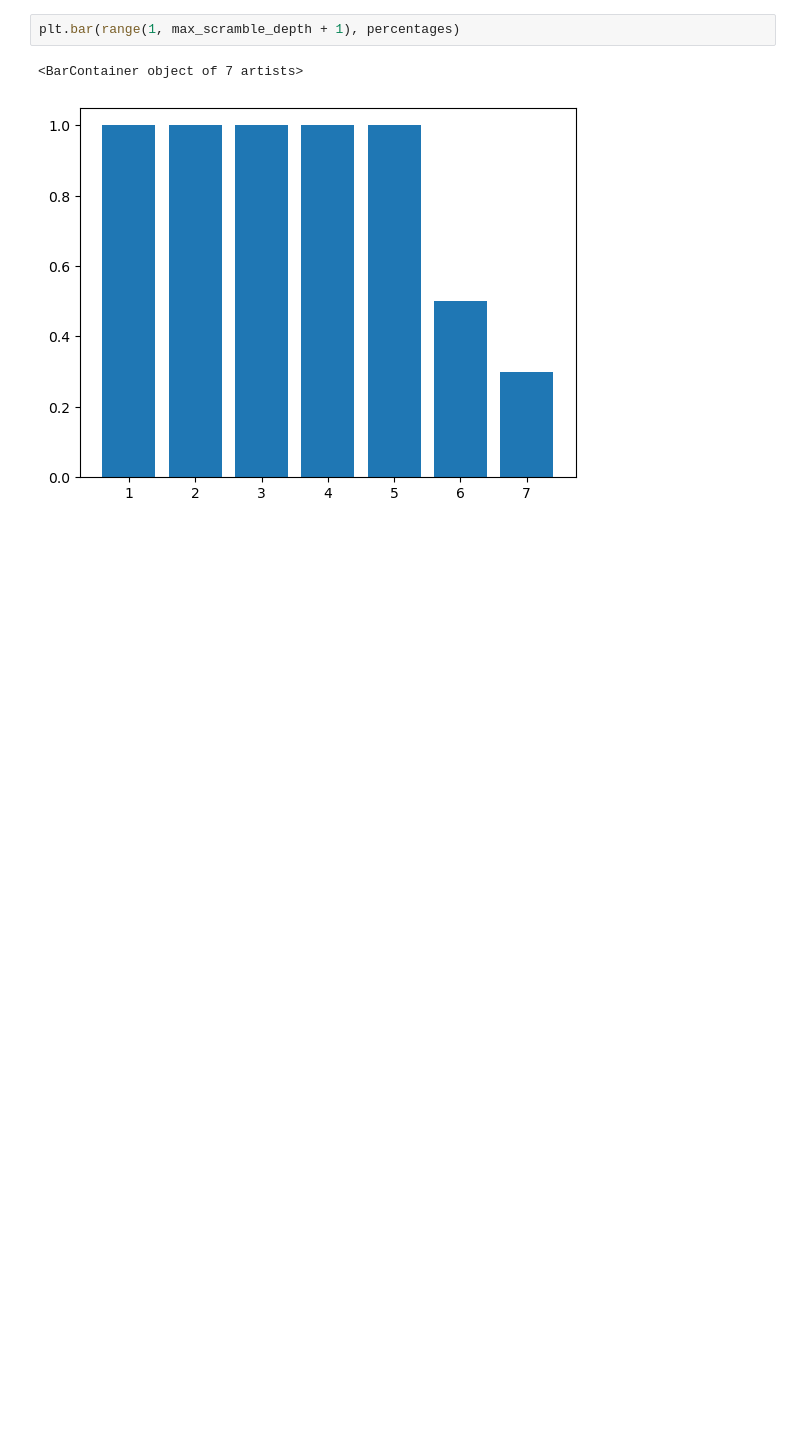
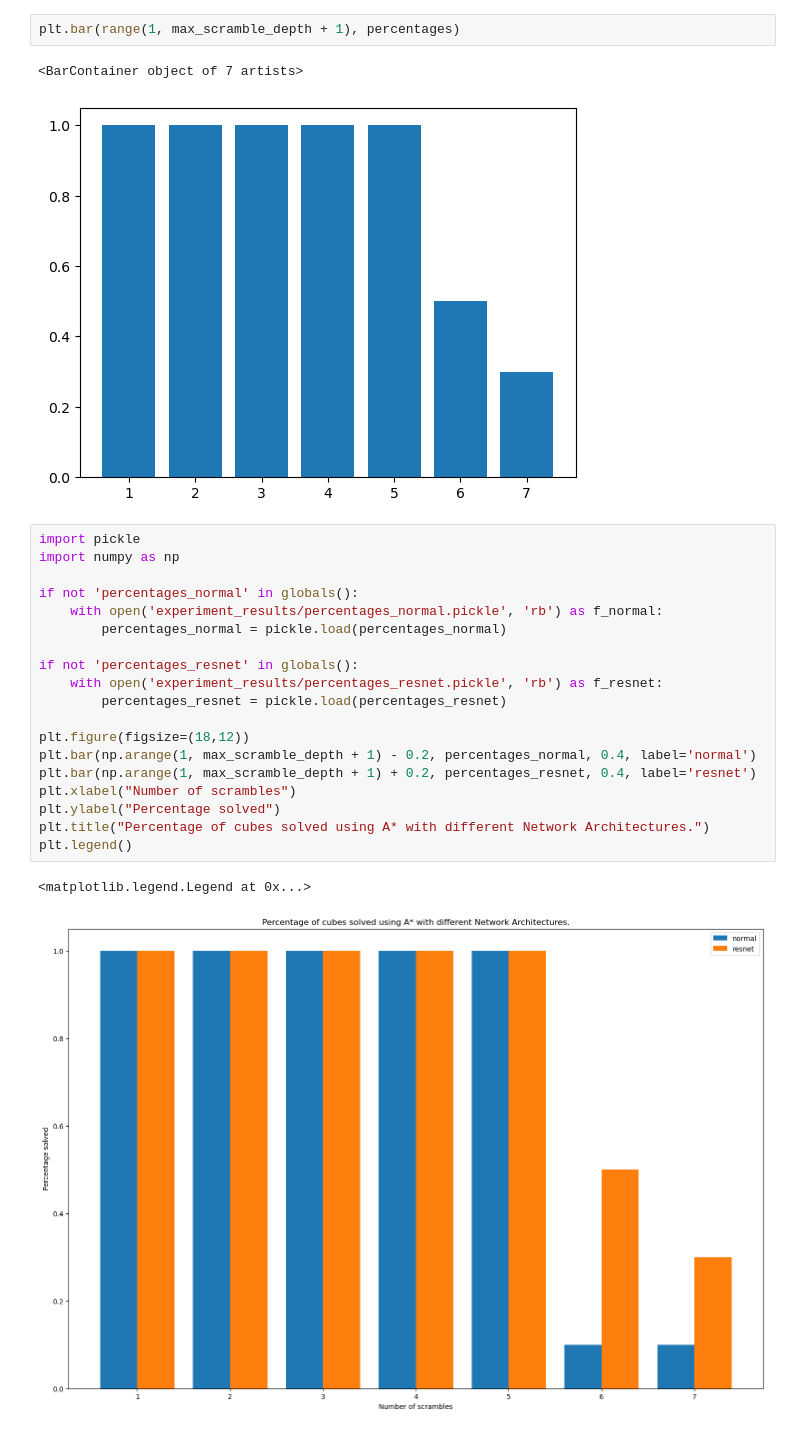
Before and after one commit to RaySteak/deep-qube, a Jupyter notebook: deepcube/percentage_solved.ipynb, the cells around one changed output. Cells and saved outputs as stored; diff of their text form; blank space fills up the shorter version.

```diff
--- a/deepcube/percentage_solved.ipynb
+++ b/deepcube/percentage_solved.ipynb
@@ -33,3 +103,25 @@ plt.bar(range(1, max_scramble_depth + 1), percentages)
 # %% [output]
 <BarContainer object of 7 artists>
 [figure]
+# %%
+import pickle
+import numpy as np
+
+if not 'percentages_normal' in globals():
+    with open('experiment_results/percentages_normal.pickle', 'rb') as f_normal:
+        percentages_normal = pickle.load(percentages_normal)
+
+if not 'percentages_resnet' in globals():
+    with open('experiment_results/percentages_resnet.pickle', 'rb') as f_resnet:
+        percentages_resnet = pickle.load(percentages_resnet)
+
+plt.figure(figsize=(18,12))
+plt.bar(np.arange(1, max_scramble_depth + 1) - 0.2, percentages_normal, 0.4, label='normal')
+plt.bar(np.arange(1, max_scramble_depth + 1) + 0.2, percentages_resnet, 0.4, label='resnet')
+plt.xlabel("Number of scrambles")
+plt.ylabel("Percentage solved")
+plt.title("Percentage of cubes solved using A* with different Network Architectures.")
+plt.legend()
+# %% [output]
+<matplotlib.legend.Legend at 0x...>
+[figure, added]
```
Also changed, not shown: parts of 7 cells of this notebook, 6 other files.
